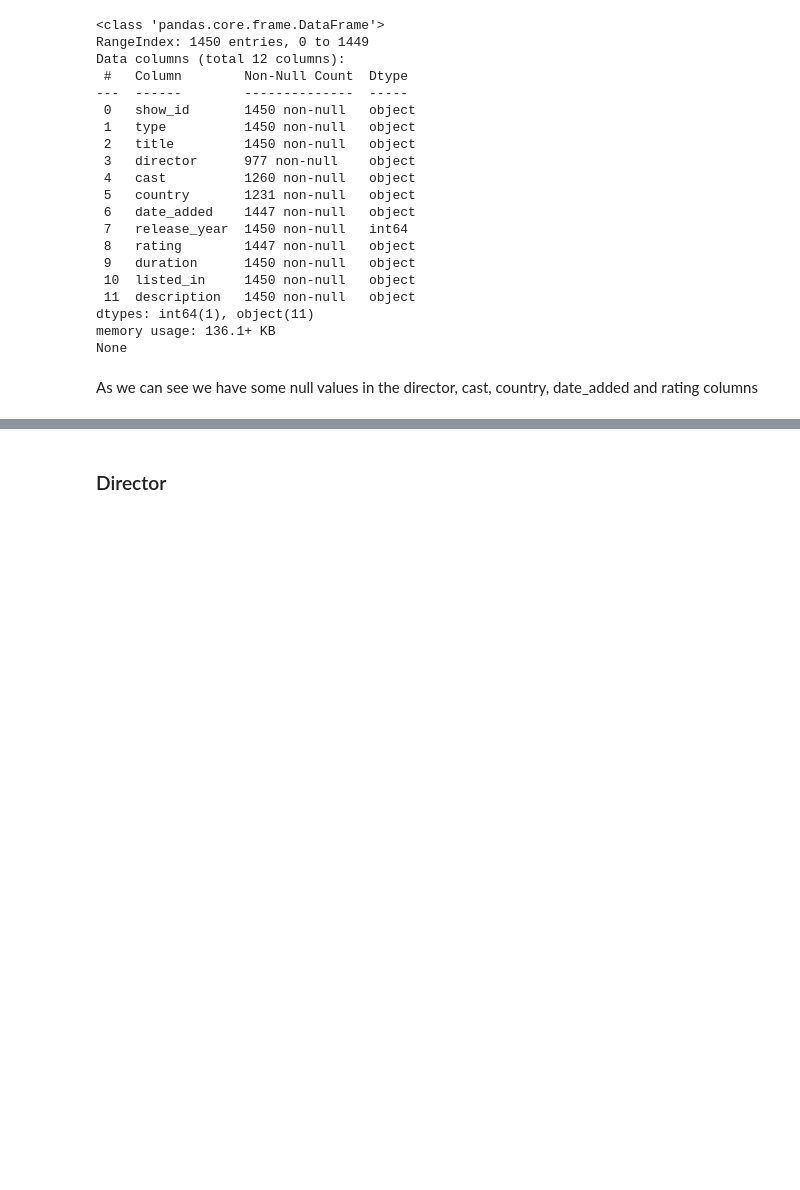
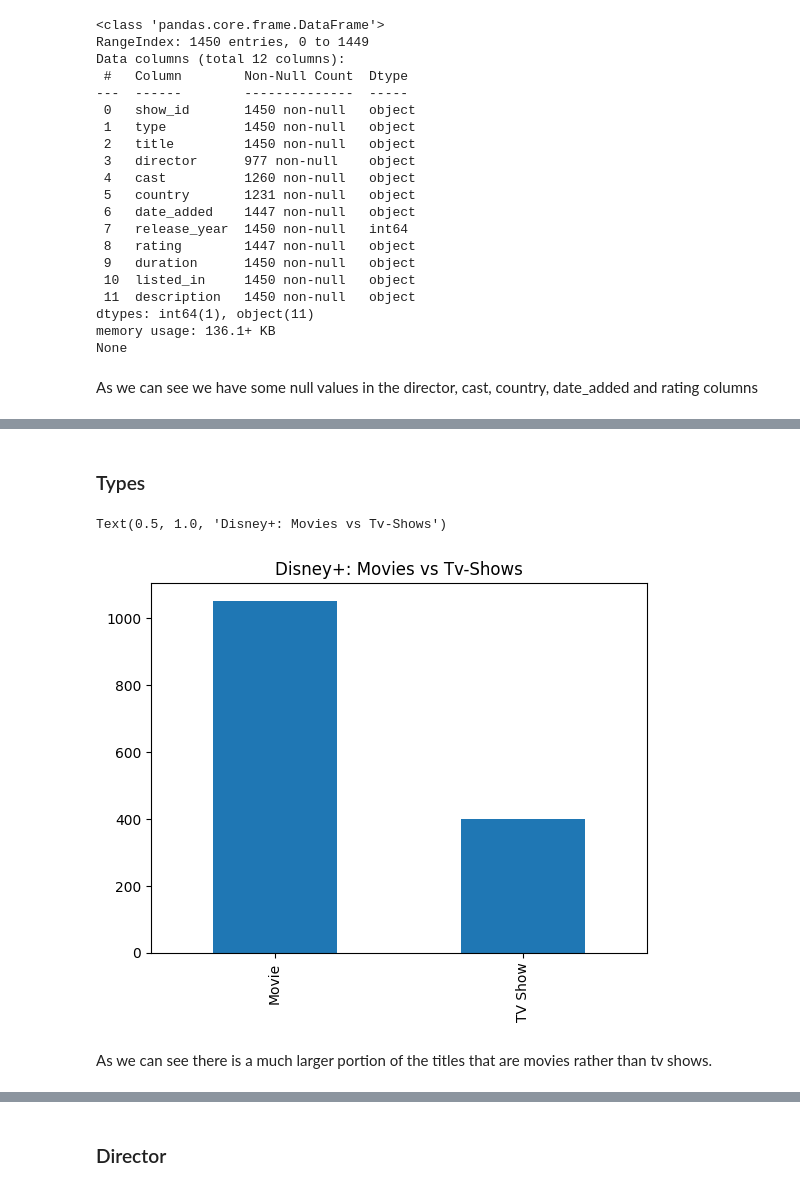
Before and after one commit to NQuiros12/rockingdata, a Jupyter notebook: code/main.ipynb, the cells around one changed output, grey strips where cells are left out. Drawn from its saved outputs; the diff is of its cells as text; code cells hidden in the pictures; blank space fills up the shorter version.

```diff
--- a/code/main.ipynb
+++ b/code/main.ipynb
@@ -38,0 +80,2 @@ As we can see we have some null values in the director, cast, country, date_adde
+# %%
+disney_pl["platform"] = "disney"
@@ -38,0 +86,11 @@ As we can see we have some null values in the director, cast, country, date_adde
+# %%
+# Split a string column
+disney_pl[["duration", "duration_units"]
+          ] = disney_pl.duration.str.split(" ", expand=True)
+disney_pl["duration_units"] = disney_pl.duration_units.str.lower()
+disney_pl["duration"] = disney_pl.duration.astype("int64")
+disney_pl = disney_pl.reindex(columns=['show_id', 'type', 'title',
+                                       'director', 'cast', 'country',
+                                       'date_added','release_year', 'rating',
+                                       'duration', 'duration_units', 'listed_in',
+                                       'description','platform'])
@@ -38,0 +102,11 @@ As we can see we have some null values in the director, cast, country, date_adde
+# %% [markdown]
+### Types
+# %%
+#Check the series duration variable.
+disney_pl.type.value_counts().plot(kind="bar")
+plt.title("Disney+: Movies vs Tv-Shows")
+# %% [output]
+Text(0.5, 1.0, 'Disney+: Movies vs Tv-Shows')
+[figure, added]
+# %% [markdown]
+As we can see there is a much larger portion of the titles that are movies rather than tv shows.
```
Also changed, not shown: parts of 19 cells of this notebook.
